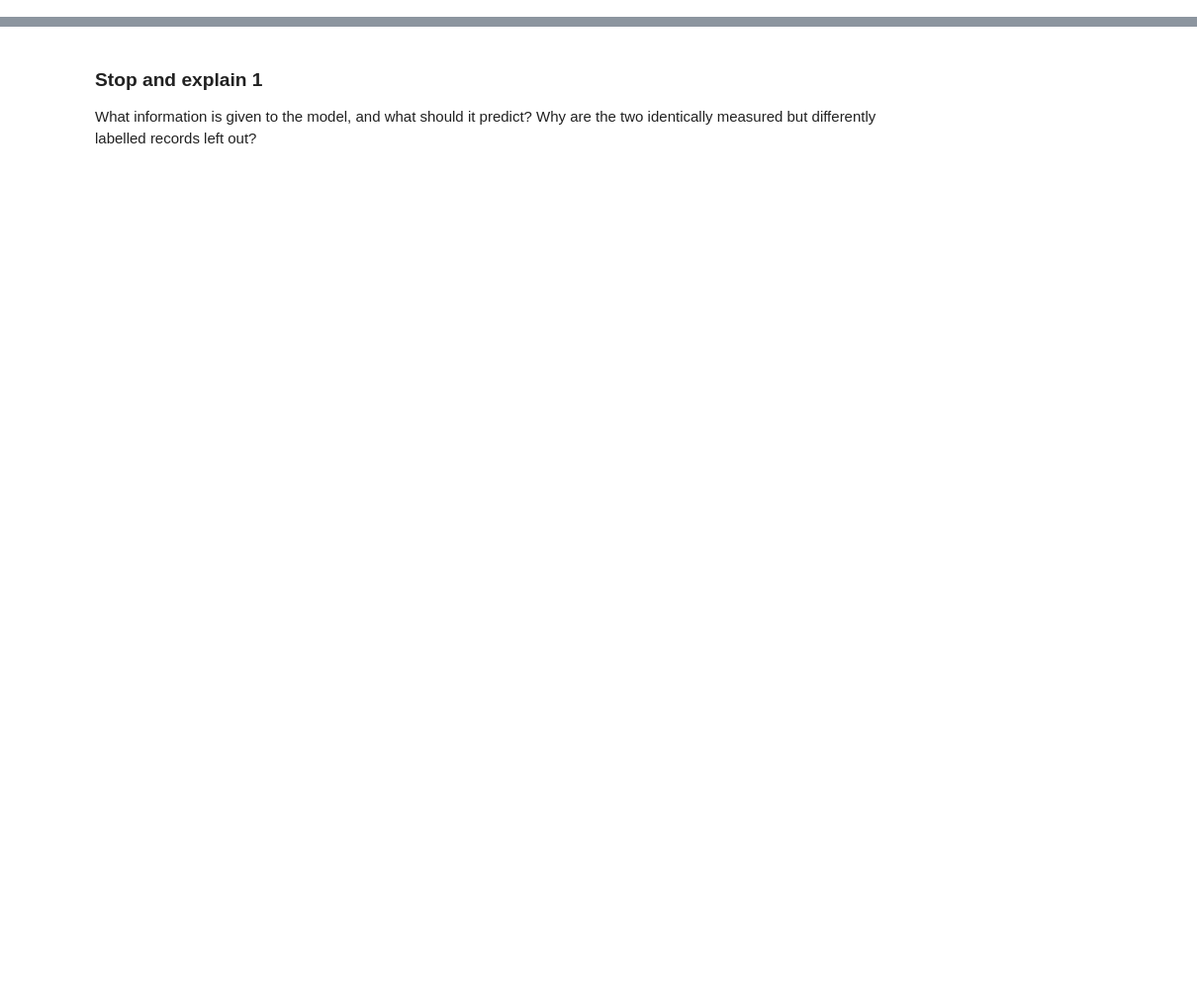
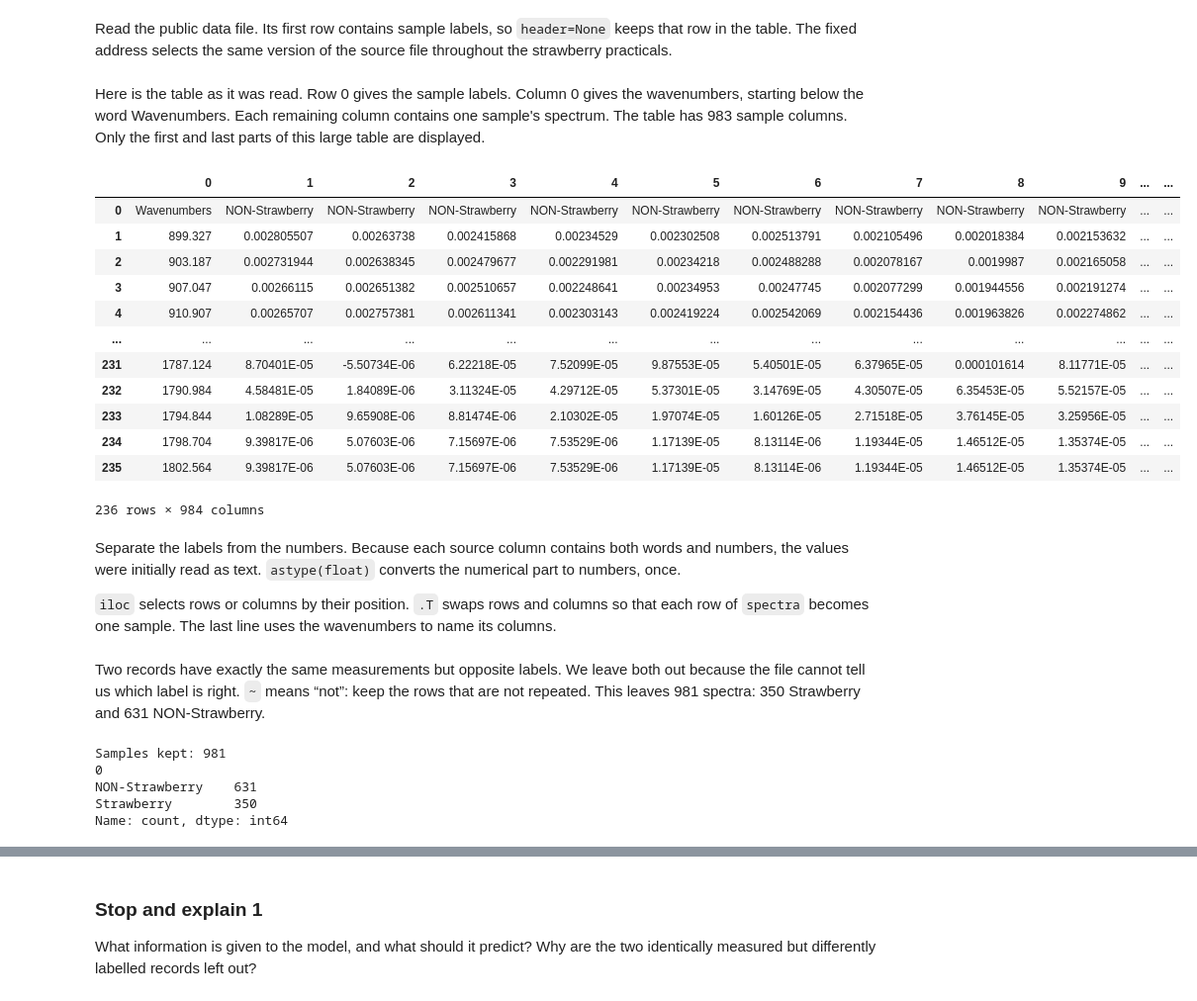
Before and after one commit to CompOmics/ML_AI_Analytical_Chemistry_Course, a Jupyter notebook: 03_Evaluation/notebooks/TD2_strawberry_solution.ipynb, the cells around one changed output, grey strips where cells are left out. Shown at 99% size. Cells and saved outputs as stored; diff of their text form; code cells hidden in the pictures; blank space fills up the shorter version.

```diff
--- a/03_Evaluation/notebooks/TD2_strawberry_solution.ipynb
+++ b/03_Evaluation/notebooks/TD2_strawberry_solution.ipynb
@@ -117,0 +42,4 @@ features.head().round(4)
+# %% [markdown]
+Read the public data file. Its first row contains sample labels, so
+`header=None` keeps that row in the table. The fixed address selects the
+same version of the source file throughout the strawberry practicals.
@@ -117,0 +52,29 @@ features.head().round(4)
+# %% [markdown]
+Here is the table as it was read. Row 0 gives the sample labels. Column 0
+gives the wavenumbers, starting below the word Wavenumbers. Each remaining
+column contains one sample's spectrum. The table has 983 sample columns.
+Only the first and last parts of this large table are displayed.
+# %%
+raw_data
+# %% [output]
+|  | 0 | 1 | 2 | 3 | 4 | 5 | 6 | 7 | 8 | 9 | ... | ... |
+| 0 | Wavenumbers | NON-Strawberry | NON-Strawberry | NON-Strawberry | NON-Strawberry | NON-Strawberry | NON-Strawberry | NON-Strawberry | NON-Strawberry | NON-Strawberry | ... | ... |
+| 1 | 899.327 | 0.002805507 | 0.00263738 | 0.002415868 | 0.00234529 | 0.002302508 | 0.002513791 | 0.002105496 | 0.002018384 | 0.002153632 | ... | ... |
+| 2 | 903.187 | 0.002731944 | 0.002638345 | 0.002479677 | 0.002291981 | 0.00234218 | 0.002488288 | 0.002078167 | 0.0019987 | 0.002165058 | ... | ... |
+| 3 | 907.047 | 0.00266115 | 0.002651382 | 0.002510657 | 0.002248641 | 0.00234953 | 0.00247745 | 0.002077299 | 0.001944556 | 0.002191274 | ... | ... |
+| 4 | 910.907 | 0.00265707 | 0.002757381 | 0.002611341 | 0.002303143 | 0.002419224 | 0.002542069 | 0.002154436 | 0.001963826 | 0.002274862 | ... | ... |
+| ... | ... | ... | ... | ... | ... | ... | ... | ... | ... | ... | ... | ... |
+| 231 | 1787.124 | 8.70401E-05 | -5.50734E-06 | 6.22218E-05 | 7.52099E-05 | 9.87553E-05 | 5.40501E-05 | 6.37965E-05 | 0.000101614 | 8.11771E-05 | ... | ... |
+| 232 | 1790.984 | 4.58481E-05 | 1.84089E-06 | 3.11324E-05 | 4.29712E-05 | 5.37301E-05 | 3.14769E-05 | 4.30507E-05 | 6.35453E-05 | 5.52157E-05 | ... | ... |
+| 233 | 1794.844 | 1.08289E-05 | 9.65908E-06 | 8.81474E-06 | 2.10302E-05 | 1.97074E-05 | 1.60126E-05 | 2.71518E-05 | 3.76145E-05 | 3.25956E-05 | ... | ... |
+| 234 | 1798.704 | 9.39817E-06 | 5.07603E-06 | 7.15697E-06 | 7.53529E-06 | 1.17139E-05 | 8.13114E-06 | 1.19344E-05 | 1.46512E-05 | 1.35374E-05 | ... | ... |
+| 235 | 1802.564 | 9.39817E-06 | 5.07603E-06 | 7.15697E-06 | 7.53529E-06 | 1.17139E-05 | 8.13114E-06 | 1.19344E-05 | 1.46512E-05 | 1.35374E-05 | ... | ... |
+236 rows × 984 columns
+# %% [markdown]
+Separate the labels from the numbers. Because each source column contains
+both words and numbers, the values were initially read as text.
+`astype(float)` converts the numerical part to numbers, once.
+
+`iloc` selects rows or columns by their position. `.T` swaps rows and
+columns so that each row of `spectra` becomes one sample. The last line
+uses the wavenumbers to name its columns.
@@ -117,0 +86,17 @@ features.head().round(4)
+# %% [markdown]
+Two records have exactly the same measurements but opposite labels.
+We leave both out because the file cannot tell us which label is right.
+`~` means “not”: keep the rows that are not repeated. This leaves 981
+spectra: 350 Strawberry and 631 NON-Strawberry.
+# %%
+repeated = spectra.duplicated(keep=False)
+spectra = spectra.loc[~repeated]
+labels = labels.loc[~repeated]
+print("Samples kept:", len(spectra))
+print(labels.value_counts())
+# %% [output]
+Samples kept: 981
+0
+NON-Strawberry    631
+Strawberry        350
+Name: count, dtype: int64
```
Also changed, not shown: parts of 36 cells of this notebook, 14 other files.
